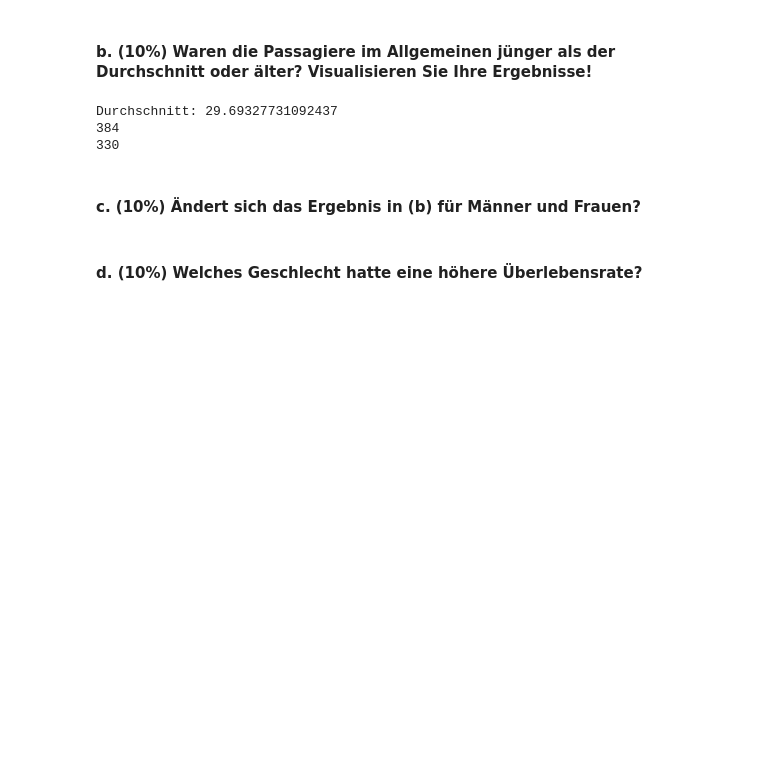
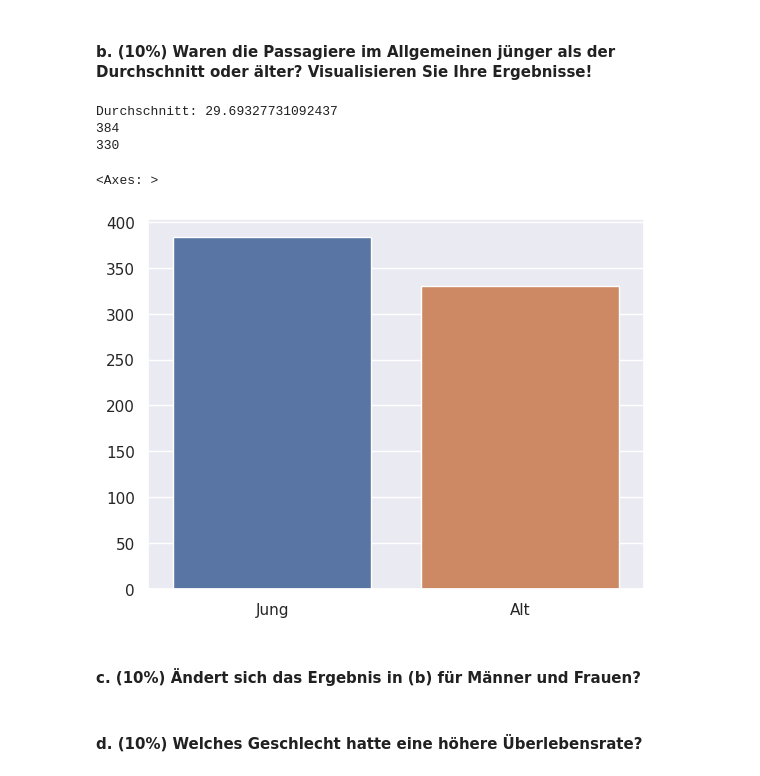
Before and after one commit to LukasLow/UniKurs_DataScience1, a Jupyter notebook: Hausaufgaben/Aufgaben/Hausaufgabe04/Exercise_pandas_seaborn.ipynb, the cells around one changed output. Drawn from its saved outputs; the diff is of its cells as text; code cells hidden in the pictures; blank space fills up the shorter version.

```diff
--- a/Hausaufgaben/Aufgaben/Hausaufgabe04/Exercise_pandas_seaborn.ipynb
+++ b/Hausaufgaben/Aufgaben/Hausaufgabe04/Exercise_pandas_seaborn.ipynb
@@ -292,29 +292,32 @@ plt.show()
 # %%
 import numpy as np
 
 # Durchschnitt
 mean = df['Age'].mean()
 print(f"Durchschnitt: {mean}")
 
 # Anzahl der Personen jünger als Durchschnitt
 young = np.where(df['Age'] < mean)
 num_young = len(young[0])
 print(num_young)
 
 # Anzahl der Personen älter als Durchschnitt
 old = np.where(df['Age'] > mean)
 num_old = len(old[0])
 print(num_old)
 
 # Stil festlegen
 sns.set_theme(context='notebook', style='darkgrid', palette='deep', font='sans-serif', font_scale=1, color_codes=True, rc=None)
 
-# Liniendiagramm erstellen
-sns.barplot(data=counts_df, x="Age", y="Count", marker='o')
+# Balkendiagramm erstellen
+data = {'Alter':['Jung','Alt'], 'Anzahl':[ num_young, num_old ] }
+sns.barplot(x='Alter', y='Anzahl', data=data)
 # %% [output]
 Durchschnitt: 29.69327731092437
 384
 330
+<Axes: >
+[figure, added]
 # %% [markdown]
 #### c. (10%) Ändert sich das Ergebnis in (b) für Männer und Frauen?
 # %% [markdown]
```
Also changed, not shown: parts of 1 cell of this notebook, 1 other file.
